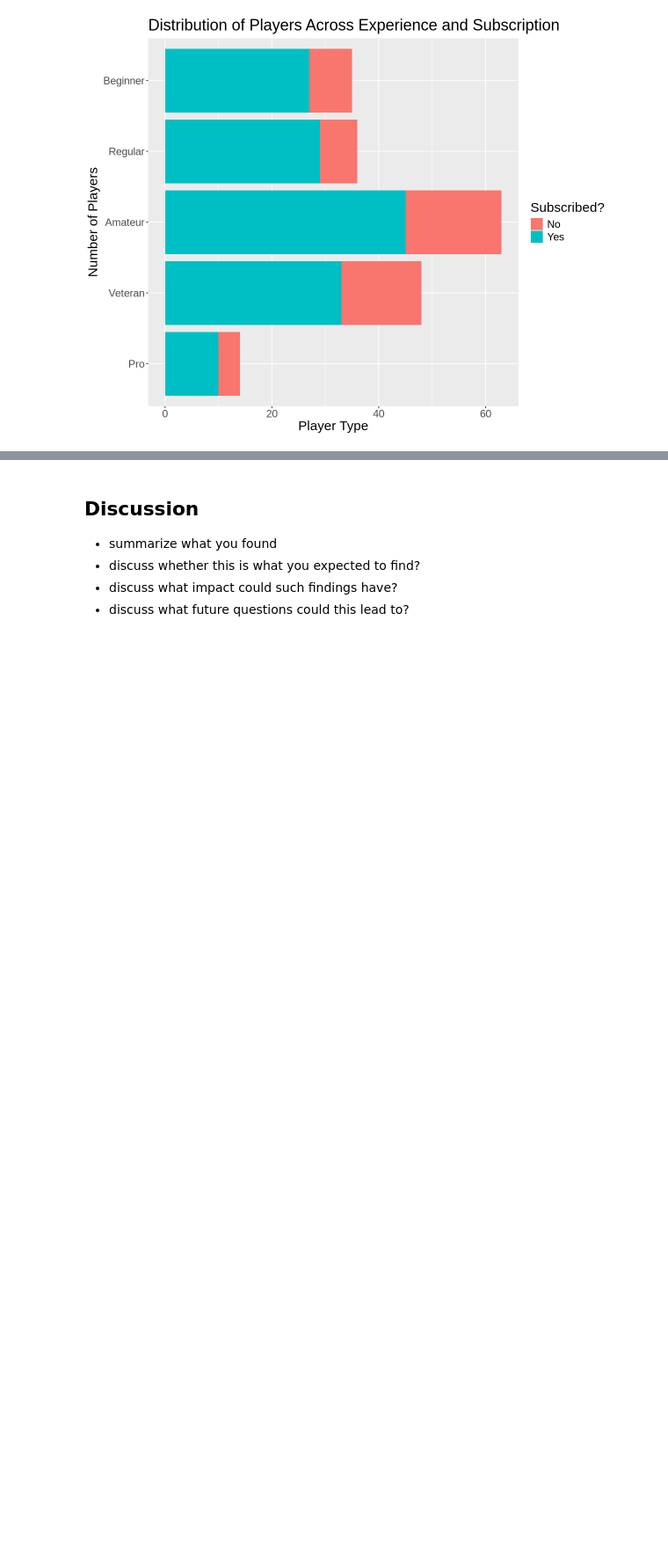
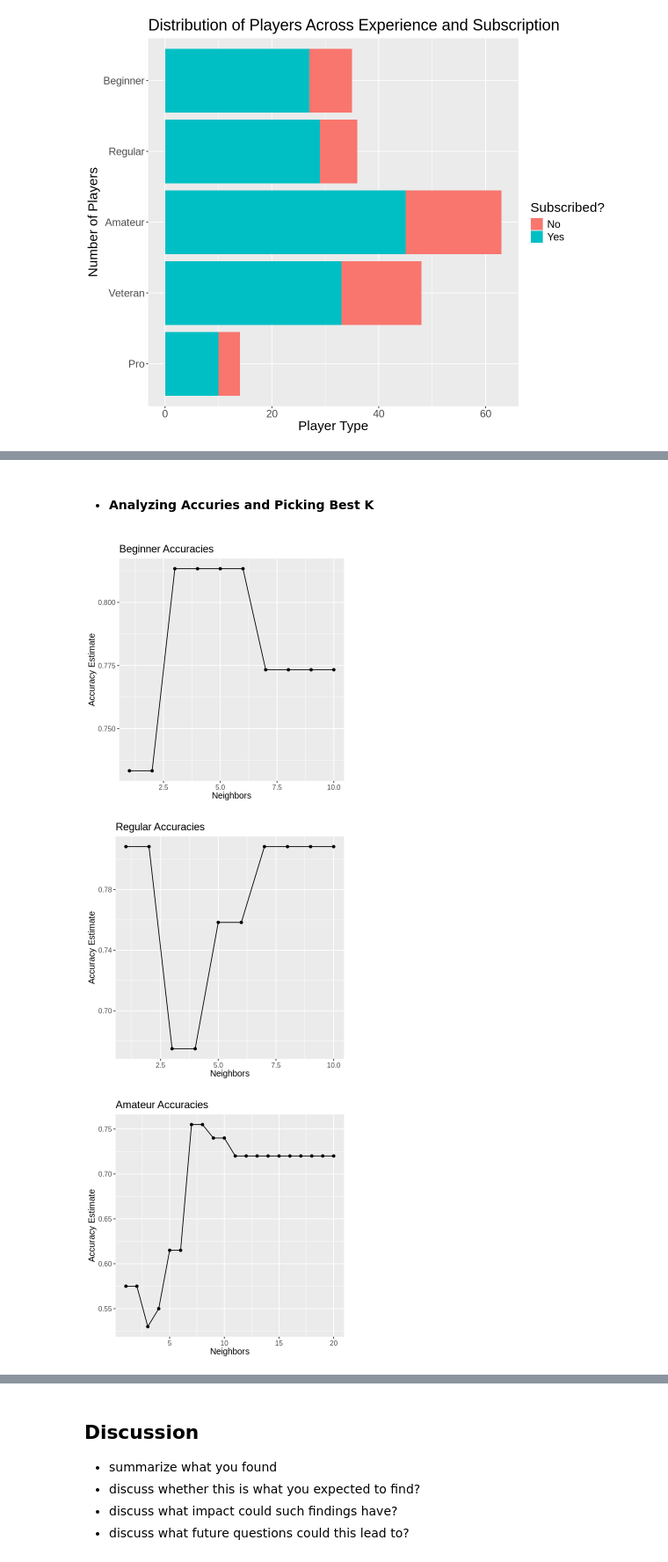
Before and after one commit to gatory/DSCI_100_Term_Project, a Jupyter notebook: Final Report.ipynb, the cells around one changed output, grey strips where cells are left out. Shown at 88% size. Cells and saved outputs as stored; diff of their text form; code cells hidden in the pictures; blank space fills up the shorter version.

```diff
--- a/Final Report.ipynb
+++ b/Final Report.ipynb
@@ -145,0 +232,55 @@ knn_spec <- nearest_neighbor(weight_func = "rectangular", neighbors = tune()) |>
+# %% [markdown]
+- #### Analyzing Accuries and Picking Best K
+# %%
+# Analyze for best k
+options(repr.plot.width = 5, repr.plot.height = 5)
+set.seed(4923)
+beginner_accuracies <- beginner_fit |> collect_metrics() |>
+  filter(.metric == "accuracy")
+beginner_cross_val_plot <- ggplot(beginner_accuracies, aes(x = neighbors, y = mean)) +
+    geom_point() +
+    geom_line() +
+    labs(x = "Neighbors", y = "Accuracy Estimate", title = "Beginner Accuracies") +
+    theme(text = element_text(size = 12))
+
+regular_accuracies <- regular_fit |> collect_metrics() |>
+  filter(.metric == "accuracy")
+regular_cross_val_plot <- ggplot(regular_accuracies, aes(x = neighbors, y = mean)) +
+    geom_point() +
+    geom_line() +
+    labs(x = "Neighbors", y = "Accuracy Estimate", title = "Regular Accuracies") +
+    theme(text = element_text(size = 12))
+
+amateur_accuracies <- amateur_fit |> collect_metrics() |>
+  filter(.metric == "accuracy")
+amateur_cross_val_plot <- ggplot(amateur_accuracies, aes(x = neighbors, y = mean)) +
+    geom_point() +
+    geom_line() +
+    labs(x = "Neighbors", y = "Accuracy Estimate", title = "Amateur Accuracies") +
+    theme(text = element_text(size = 12))
+
+veteran_accuracies <- veteran_fit |> collect_metrics() |>
+  filter(.metric == "accuracy")
+veteran_cross_val_plot <- ggplot(veteran_accuracies, aes(x = neighbors, y = mean)) +
+    geom_point() +
+    geom_line() +
+    labs(x = "Neighbors", y = "Accuracy Estimate", title = "Veteran Accuracies") +
+    theme(text = element_text(size = 12))
+
+pro_accuracies <- pro_fit |> collect_metrics() |>
+  filter(.metric == "accuracy")
+pro_cross_val_plot <- ggplot(pro_accuracies, aes(x = neighbors, y = mean)) +
+    geom_point() +
+    geom_line() +
+    labs(x = "Neighbors", y = "Accuracy Estimate", title = "Pro Accuracies") +
+    theme(text = element_text(size = 12))
+
+beginner_cross_val_plot
+regular_cross_val_plot
+amateur_cross_val_plot
+veteran_cross_val_plot
+pro_cross_val_plot
+# %% [output]
+[figure, added]
+[figure, added]
+[figure, added]
```
Also changed, not shown: parts of 24 cells of this notebook.
